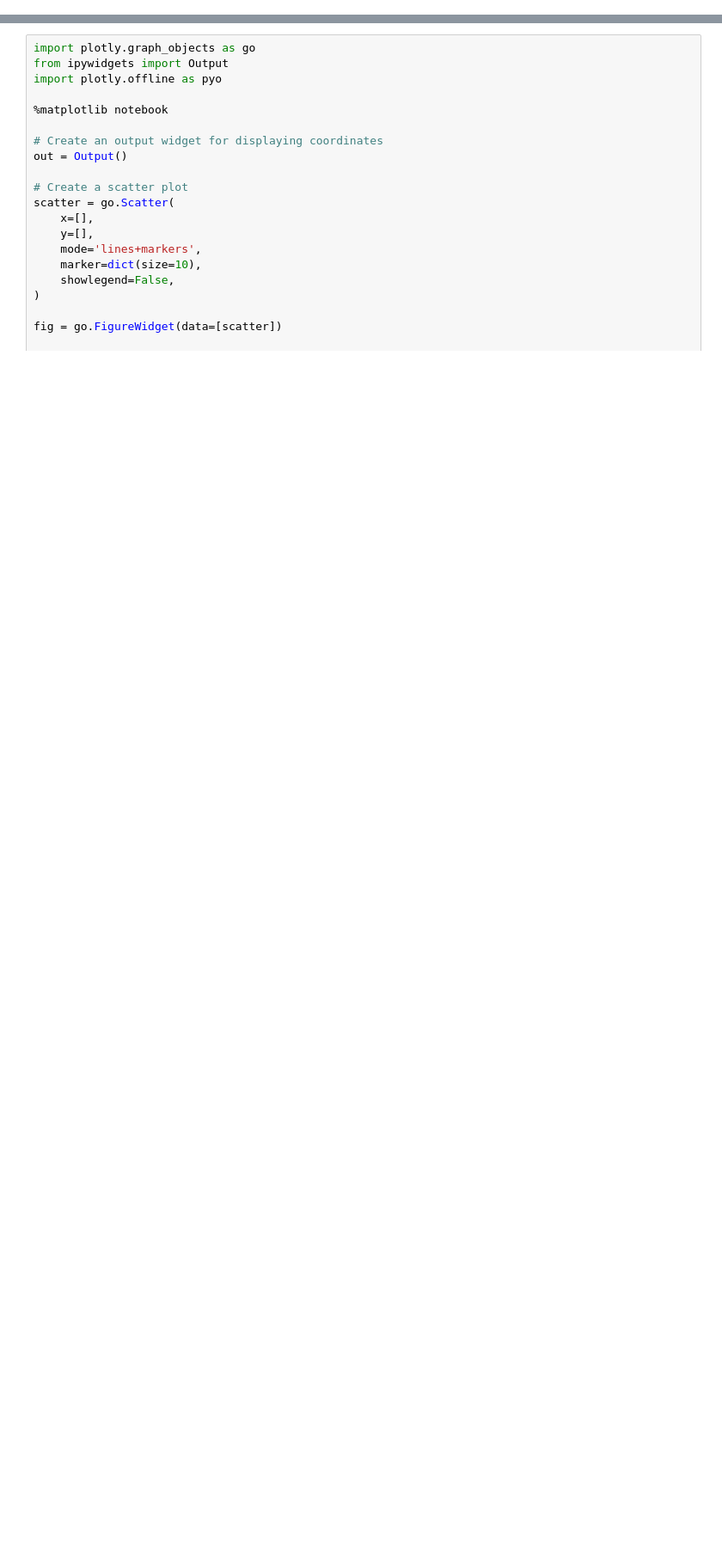
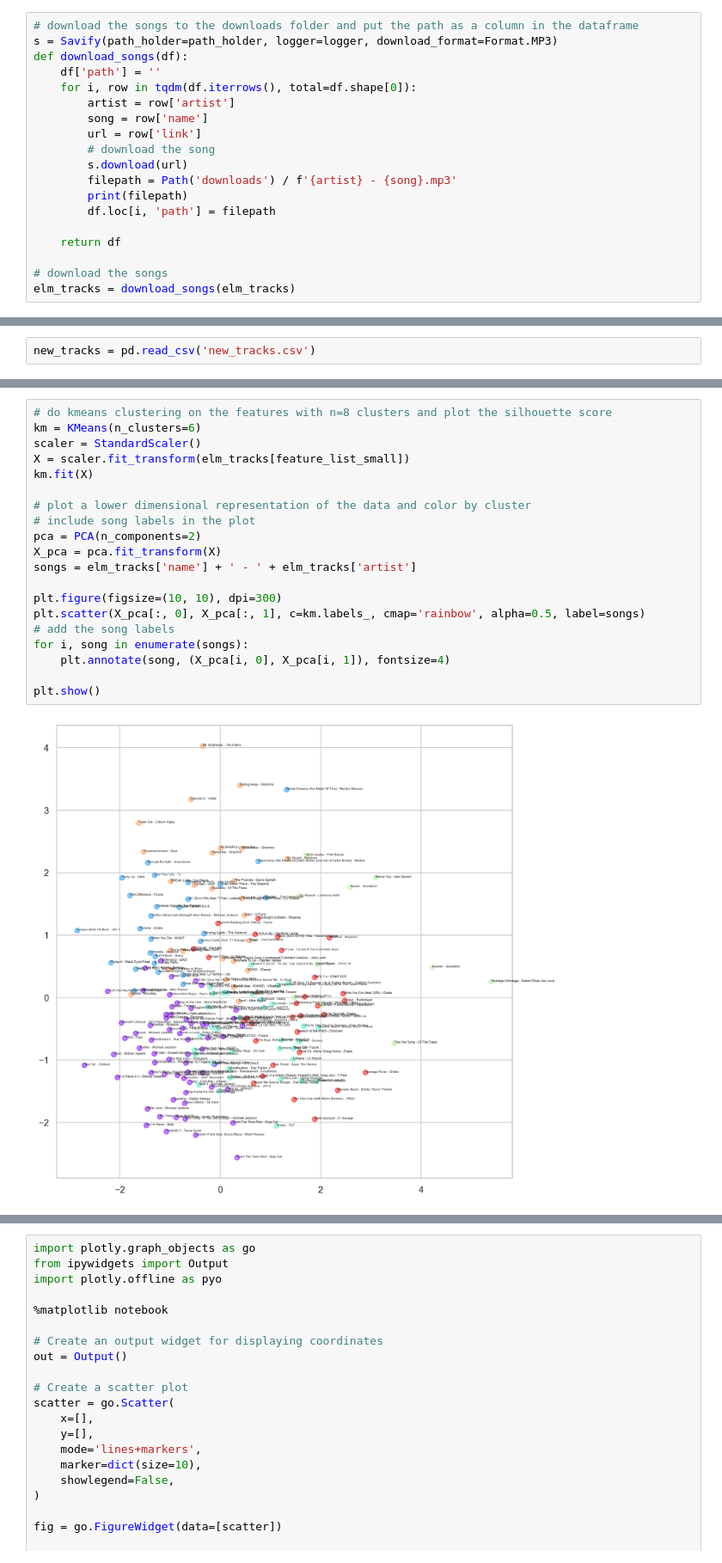
Before and after one commit to LandryBulls/PlaylistPulser, a Jupyter notebook: development.ipynb, the cells around one changed output, grey strips where cells are left out. Shown at 86% size. Saved outputs shown, nothing was run; the diff lists cells and outputs as text; blank space fills up the shorter version.

```diff
--- a/development.ipynb
+++ b/development.ipynb
@@ -305,0 +168,19 @@ plt.show()
+# %%
+# download the songs to the downloads folder and put the path as a column in the dataframe
+s = Savify(path_holder=path_holder, logger=logger, download_format=Format.MP3)
+def download_songs(df):
+    df['path'] = ''
+    for i, row in tqdm(df.iterrows(), total=df.shape[0]):
+        artist = row['artist']
+        song = row['name']
+        url = row['link']
+        # download the song
+        s.download(url)
+        filepath = Path('downloads') / f'{artist} - {song}.mp3'
+        print(filepath)
+        df.loc[i, 'path'] = filepath
+
+    return df
+
+# download the songs
+elm_tracks = download_songs(elm_tracks)
@@ -305,0 +190,2 @@ plt.show()
+# %%
+new_tracks = pd.read_csv('new_tracks.csv')
@@ -305,0 +292,22 @@ plt.show()
+# %%
+# do kmeans clustering on the features with n=8 clusters and plot the silhouette score
+km = KMeans(n_clusters=6)
+scaler = StandardScaler()
+X = scaler.fit_transform(elm_tracks[feature_list_small])
+km.fit(X)
+
+# plot a lower dimensional representation of the data and color by cluster
+# include song labels in the plot
+pca = PCA(n_components=2)
+X_pca = pca.fit_transform(X)
+songs = elm_tracks['name'] + ' - ' + elm_tracks['artist']
+
+plt.figure(figsize=(10, 10), dpi=300)
+plt.scatter(X_pca[:, 0], X_pca[:, 1], c=km.labels_, cmap='rainbow', alpha=0.5, label=songs)
+# add the song labels
+for i, song in enumerate(songs):
+    plt.annotate(song, (X_pca[i, 0], X_pca[i, 1]), fontsize=4)
+
+plt.show()
+# %% [output]
+[figure, added]
```
Also changed, not shown: parts of 40 cells of this notebook, 3 other files.
